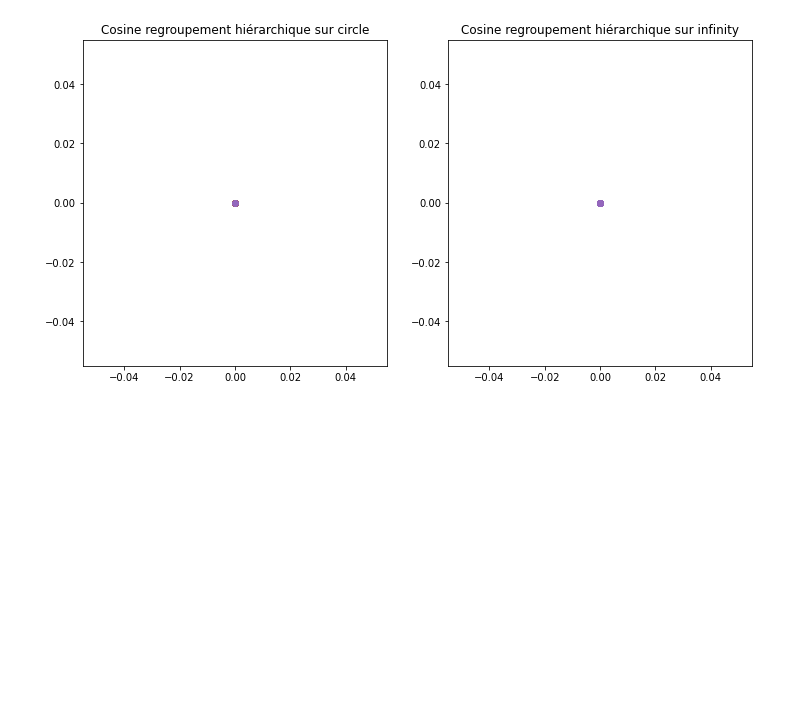
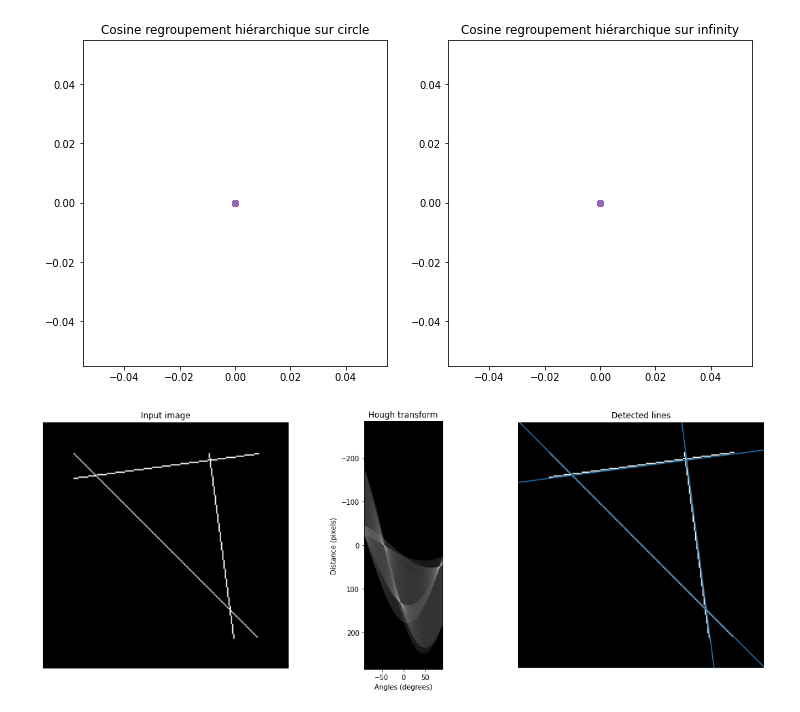
Before and after one commit to XinyuR1/IFT-3700-Devoir-1, a Jupyter notebook: MNIST - Similarity.ipynb, the cells around one changed output. Drawn from its saved outputs; the diff is of its cells as text; code cells hidden in the pictures; blank space fills up the shorter version.

```diff
--- a/MNIST - Similarity.ipynb
+++ b/MNIST - Similarity.ipynb
@@ -371,3 +364,61 @@ for i in range(5):
     infinity_ax.scatter(infinity_cluster[:, 0], infinity_cluster[:, 1])
 # %% [output]
 [figure]
+# %%
+# Warning: code copy-pasted from https://scikit-image.org/docs/dev/auto_examples/edges/plot_line_hough_transform.html
+# as reference, must modify it
+import numpy as np
+
+from skimage.transform import hough_line, hough_line_peaks
+from skimage.feature import canny
+from skimage.draw import line
+from skimage import data
+
+import matplotlib.pyplot as plt
+from matplotlib import cm
+
+
+# Constructing test image
+image = np.zeros((200, 200))
+idx = np.arange(25, 175)
+image[idx, idx] = 255
+image[line(45, 25, 25, 175)] = 255
+image[line(25, 135, 175, 155)] = 255
+
+# Classic straight-line Hough transform
+# Set a precision of 0.5 degree.
+tested_angles = np.linspace(-np.pi / 2, np.pi / 2, 360, endpoint=False)
+h, theta, d = hough_line(image, theta=tested_angles)
+
+# Generating figure 1
+fig, axes = plt.subplots(1, 3, figsize=(15, 6))
+ax = axes.ravel()
+
+ax[0].imshow(image, cmap=cm.gray)
+ax[0].set_title('Input image')
+ax[0].set_axis_off()
+
+angle_step = 0.5 * np.diff(theta).mean()
+d_step = 0.5 * np.diff(d).mean()
+bounds = [np.rad2deg(theta[0] - angle_step),
+          np.rad2deg(theta[-1] + angle_step),
+          d[-1] + d_step, d[0] - d_step]
+ax[1].imshow(np.log(1 + h), extent=bounds, cmap=cm.gray, aspect=1 / 1.5)
+ax[1].set_title('Hough transform')
+ax[1].set_xlabel('Angles (degrees)')
+ax[1].set_ylabel('Distance (pixels)')
+ax[1].axis('image')
+
+ax[2].imshow(image, cmap=cm.gray)
+ax[2].set_ylim((image.shape[0], 0))
+ax[2].set_axis_off()
+ax[2].set_title('Detected lines')
+
+for _, angle, dist in zip(*hough_line_peaks(h, theta, d)):
+    (x0, y0) = dist * np.array([np.cos(angle), np.sin(angle)])
+    ax[2].axline((x0, y0), slope=np.tan(angle + np.pi/2))
+
+plt.tight_layout()
+plt.show()
+# %% [output]
+[figure, added]
```
Also changed, not shown: parts of 13 cells of this notebook.
